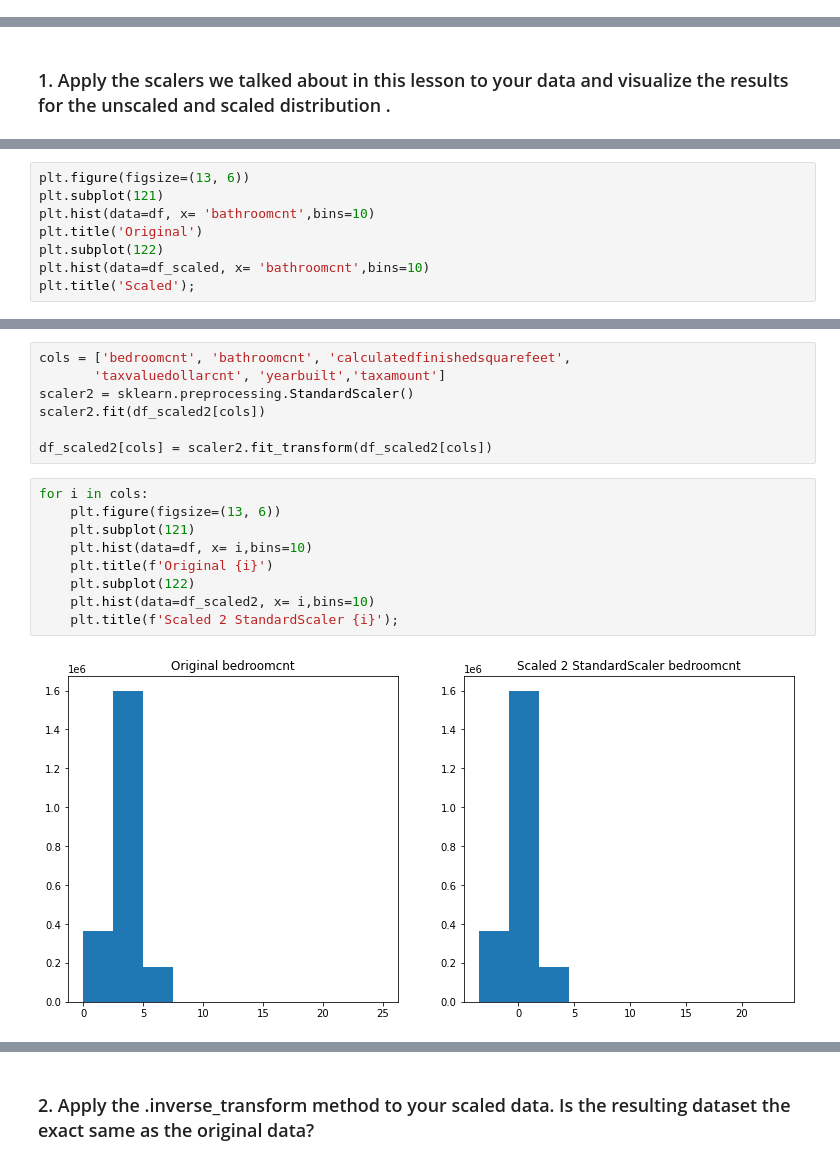
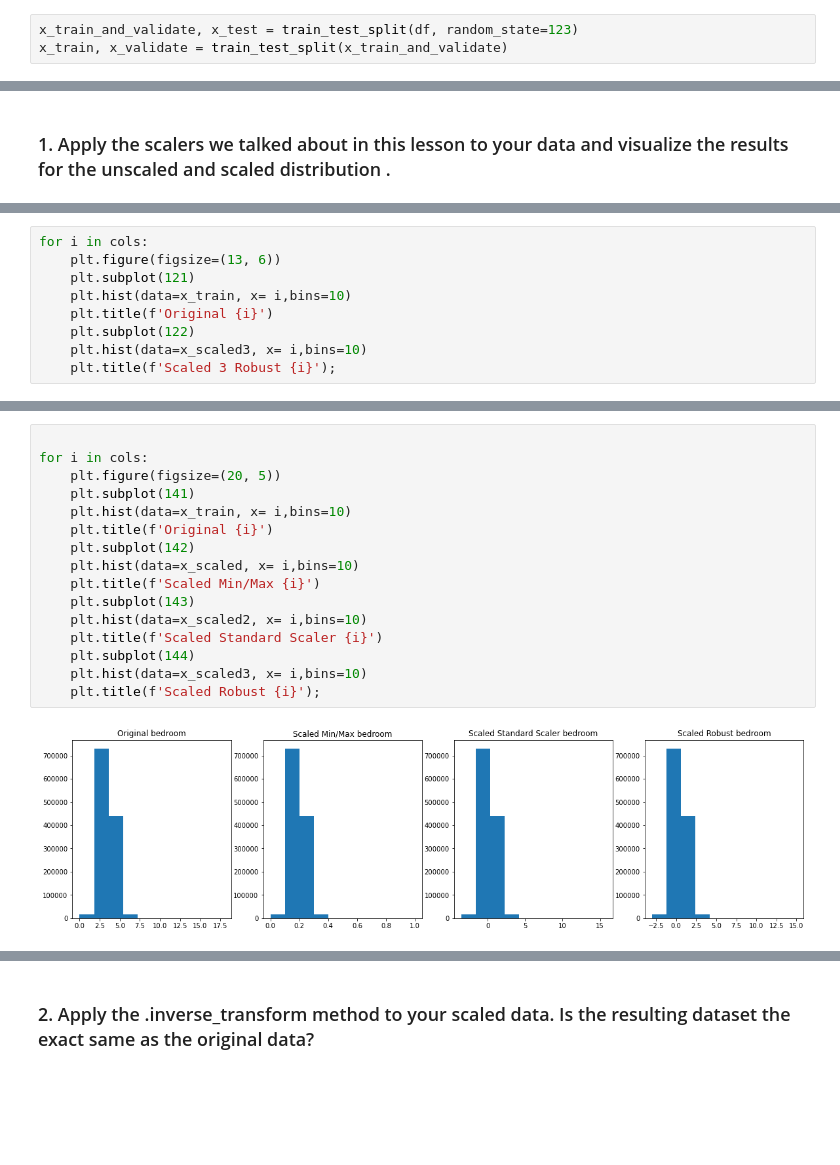
Before and after one commit to Yvette-Ibarra/regression-exercises, a Jupyter notebook: scaling.ipynb, the cells around one changed output, grey strips where cells are left out. Saved outputs shown, nothing was run; the diff lists cells and outputs as text; blank space fills up the shorter version.

```diff
--- a/scaling.ipynb
+++ b/scaling.ipynb
@@ -13,4 +14,7 @@ import matplotlib.pyplot as plt
 import wrangle as w
 # %%
 df = w.wrangle_single_family_residential()
+# %%
+x_train_and_validate, x_test = train_test_split(df, random_state=123)
+x_train, x_validate = train_test_split(x_train_and_validate)
 # %%
@@ -109,9 +117,10 @@ plt.title('Scaled');
 # %%
-plt.figure(figsize=(13, 6))
-plt.subplot(121)
-plt.hist(data=df, x= 'bathroomcnt',bins=10)
-plt.title('Original')
-plt.subplot(122)
-plt.hist(data=df_scaled, x= 'bathroomcnt',bins=10)
-plt.title('Scaled');
+for i in cols:
+    plt.figure(figsize=(13, 6))
+    plt.subplot(121)
+    plt.hist(data=x_train, x= i,bins=10)
+    plt.title(f'Original {i}')
+    plt.subplot(122)
+    plt.hist(data=x_scaled3, x= i,bins=10)
+    plt.title(f'Scaled 3 Robust {i}');
 # %% [output]
@@ -169,18 +133,18 @@ plt.title('Scaled');
-# %%
-cols = ['bedroomcnt', 'bathroomcnt', 'calculatedfinishedsquarefeet',
-       'taxvaluedollarcnt', 'yearbuilt','taxamount']
-scaler2 = sklearn.preprocessing.StandardScaler()
-scaler2.fit(df_scaled2[cols])
-
-df_scaled2[cols] = scaler2.fit_transform(df_scaled2[cols])
 # %%
+
 for i in cols:
-    plt.figure(figsize=(13, 6))
-    plt.subplot(121)
-    plt.hist(data=df, x= i,bins=10)
+    plt.figure(figsize=(20, 5))
+    plt.subplot(141)
+    plt.hist(data=x_train, x= i,bins=10)
     plt.title(f'Original {i}')
-    plt.subplot(122)
-    plt.hist(data=df_scaled2, x= i,bins=10)
-    plt.title(f'Scaled 2 StandardScaler {i}');
+    plt.subplot(142)
+    plt.hist(data=x_scaled, x= i,bins=10)
+    plt.title(f'Scaled Min/Max {i}')
+    plt.subplot(143)
+    plt.hist(data=x_scaled2, x= i,bins=10)
+    plt.title(f'Scaled Standard Scaler {i}')
+    plt.subplot(144)
+    plt.hist(data=x_scaled3, x= i,bins=10)
+    plt.title(f'Scaled Robust {i}');
 # %% [output]
-[figure, old version]
+[figure, new version]
```
Also changed, not shown: parts of 41 cells of this notebook.
